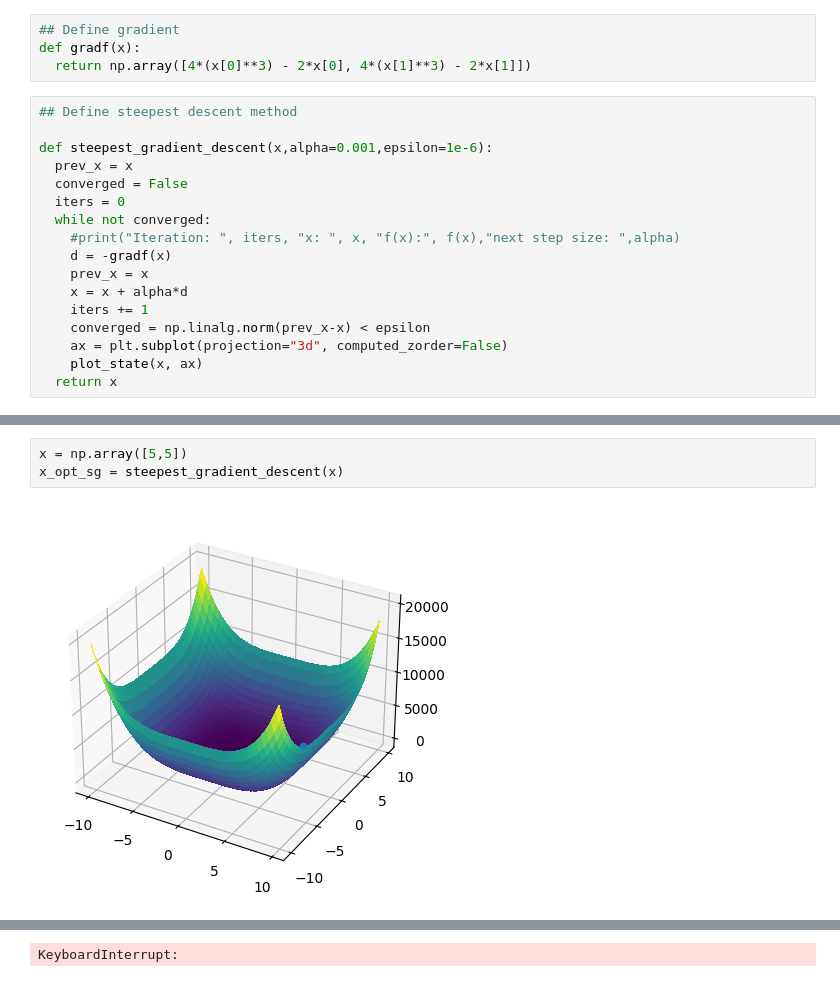
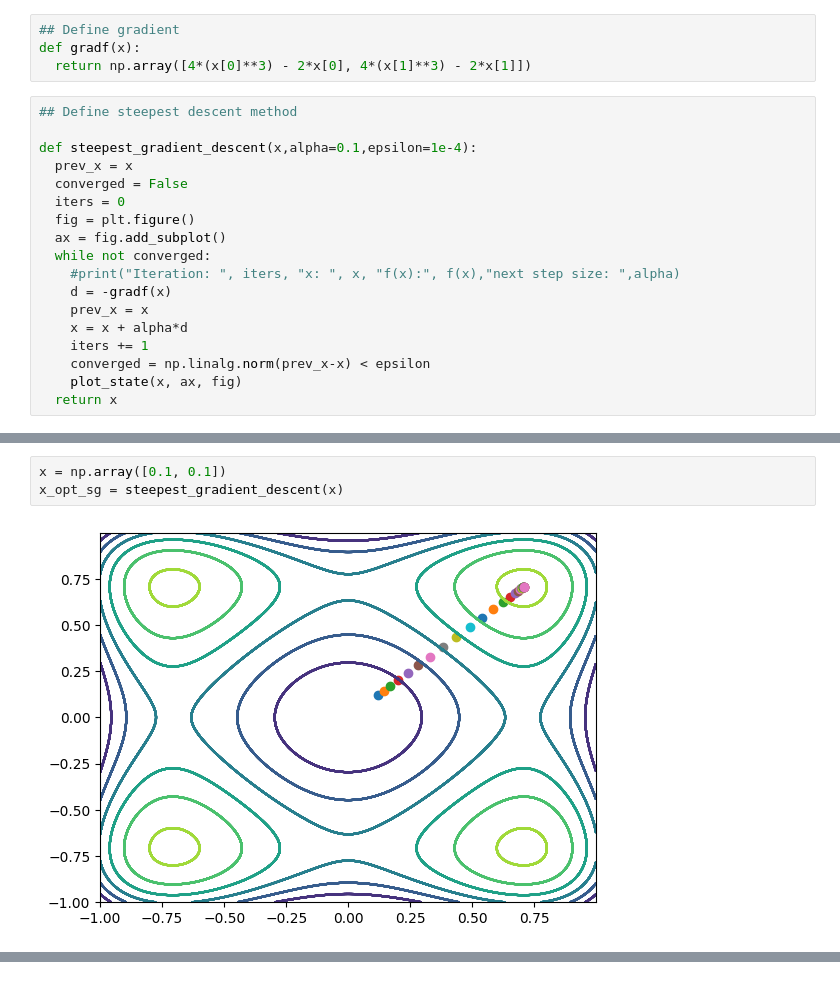
Before and after one commit to asanyal122/Linear-and-Non-Linear-Optimization, a Jupyter notebook: Steepest Gradient Descent.ipynb, the cells around one changed output, grey strips where cells are left out. Drawn from its saved outputs; the diff is of its cells as text.

Commit message:
Steepest Gradient Descent updated

```diff
--- a/Steepest Gradient Descent.ipynb
+++ b/Steepest Gradient Descent.ipynb
@@ -14,10 +16,12 @@ def gradf(x):
 # %%
 ## Define steepest descent method
 
-def steepest_gradient_descent(x,alpha=0.001,epsilon=1e-6):
+def steepest_gradient_descent(x,alpha=0.1,epsilon=1e-4):
   prev_x = x
   converged = False
   iters = 0
+  fig = plt.figure()
+  ax = fig.add_subplot()
   while not converged:
     #print("Iteration: ", iters, "x: ", x, "f(x):", f(x),"next step size: ",alpha)
     d = -gradf(x)
@@ -25,6 +29,5 @@ def steepest_gradient_descent(x,alpha=0.001,epsilon=1e-6):
     x = x + alpha*d
     iters += 1
     converged = np.linalg.norm(prev_x-x) < epsilon
-    ax = plt.subplot(projection="3d", computed_zorder=False)
-    plot_state(x, ax)
+    plot_state(x, ax, fig)
   return x
@@ -31,5 +54,5 @@ def steepest_gradient_descent(x,alpha=0.001,epsilon=1e-6):
 # %%
-x = np.array([5,5])
+x = np.array([0.1, 0.1])
 x_opt_sg = steepest_gradient_descent(x)
 # %% [output]
-[figure, old version]
+[figure, new version]
@@ -46,2 +59 @@ x_opt_sg = steepest_gradient_descent(x)
-KeyboardInterrupt:
 # %%
```
Also changed, not shown: parts of 4 cells of this notebook.
